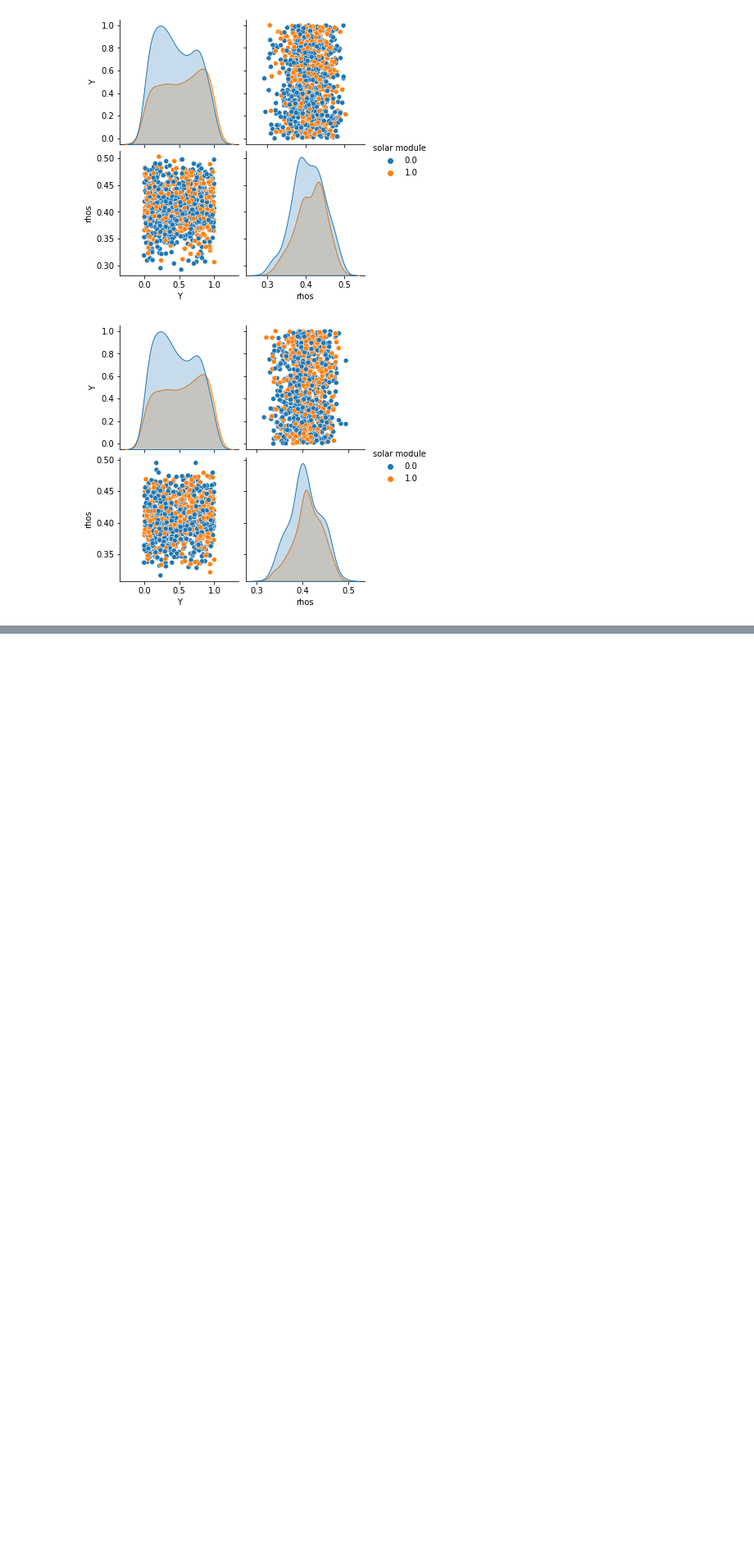
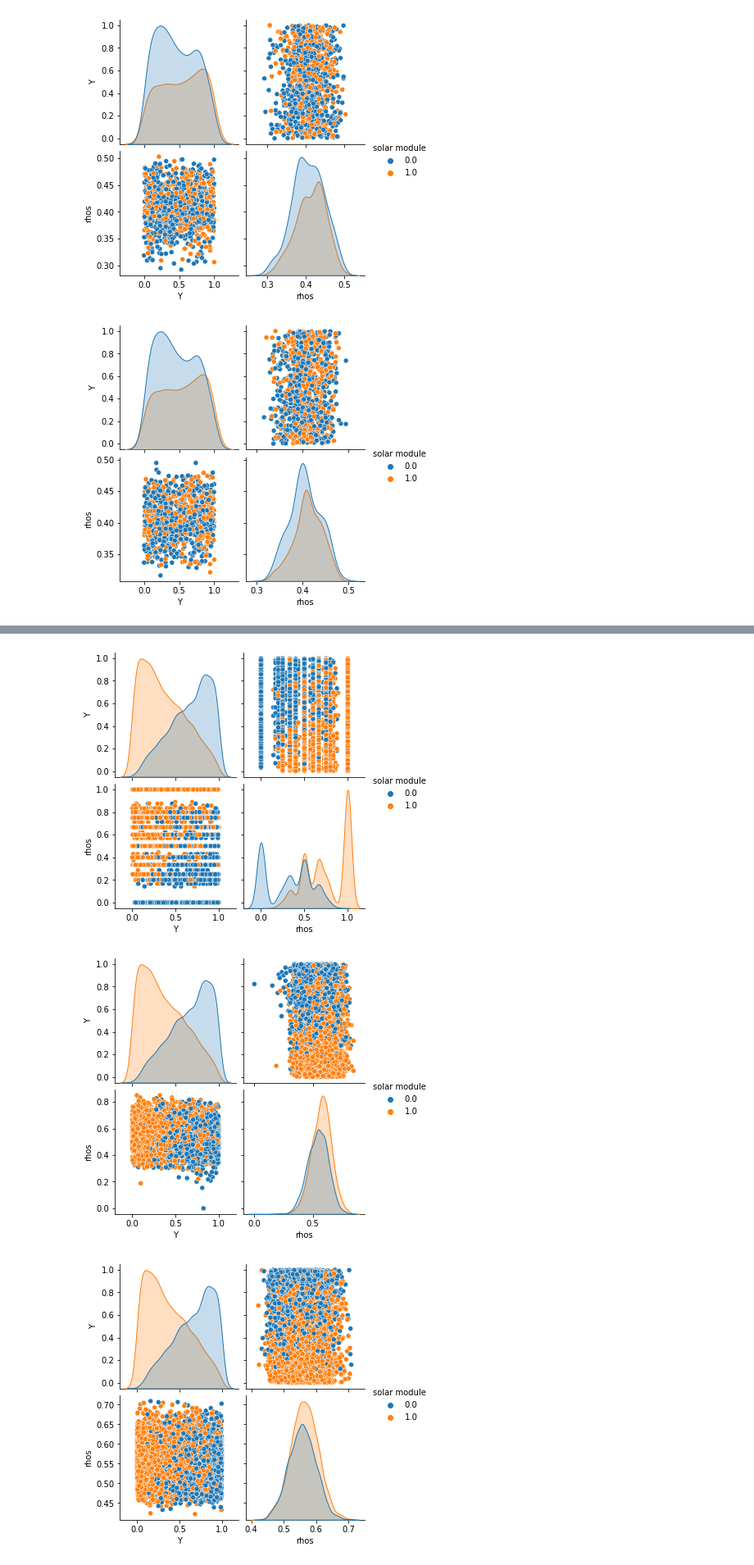
Before and after one commit to damhoe/pv-master, a Jupyter notebook: test_probability_distribution.ipynb, the cells around one changed output, grey strips where cells are left out. Shown at 82% size. Cells and saved outputs as stored; diff of their text form; code cells hidden in the pictures; blank space fills up the shorter version.

```diff
--- a/test_probability_distribution.ipynb
+++ b/test_probability_distribution.ipynb
@@ -257,0 +362,37 @@ array([0])
+# %%
+from pandas import DataFrame
+from seaborn import pairplot
+
+rs = [i * 0.4 for i in range(1, 11)]
+
+# for each value of r / r0 calculate feature importances
+importances, errors = [], []
+previous_rhos = np.zeros(N)
+for r in rs:
+
+    # calculate density for each location
+    rhos = []
+    loc_in_range = all_dists <= r * r
+
+    for k in range(N):
+        cells = state[loc_in_range[k]][:, 2]
+        rhos.append(np.count_nonzero(cells) / cells.size)
+
+    rhos = array(rhos)
+    subtracted_rhos = rhos - previous_rhos
+
+    data = np.zeros((N, 3))
+
+    data[:, 0] = state[:, 3] # Y data
+    data[:, 1] = subtracted_rhos
+
+    data[:, 2] = state[:, 2]
+
+    columns = ["Y", "rhos", "solar module"]
+    df = DataFrame(data=data, columns=columns)
+
+    pairplot(df, hue='solar module')
+# %% [output]
+[figure, added]
+[figure, added]
+[figure, added]
```
Also changed, not shown: parts of 8 cells of this notebook, 9 other files.
